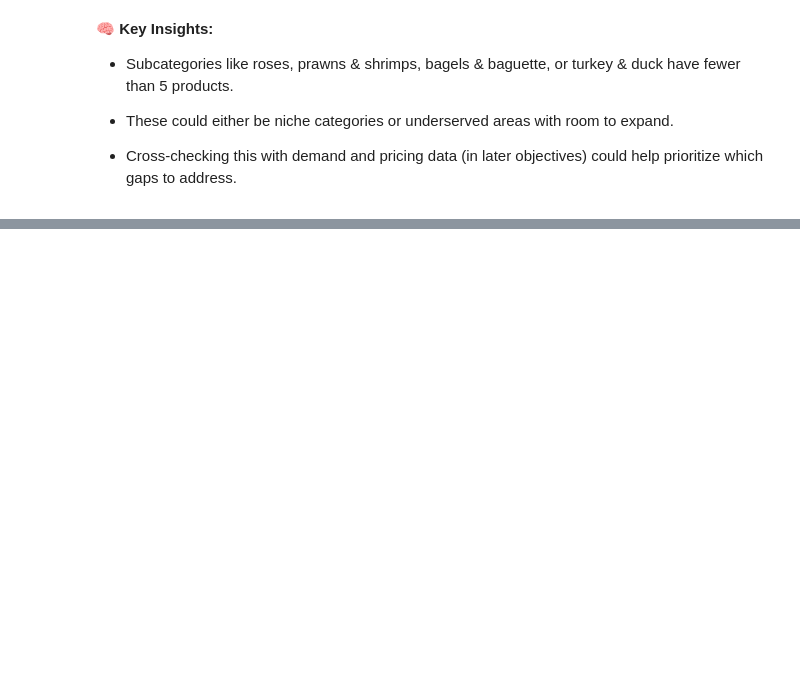
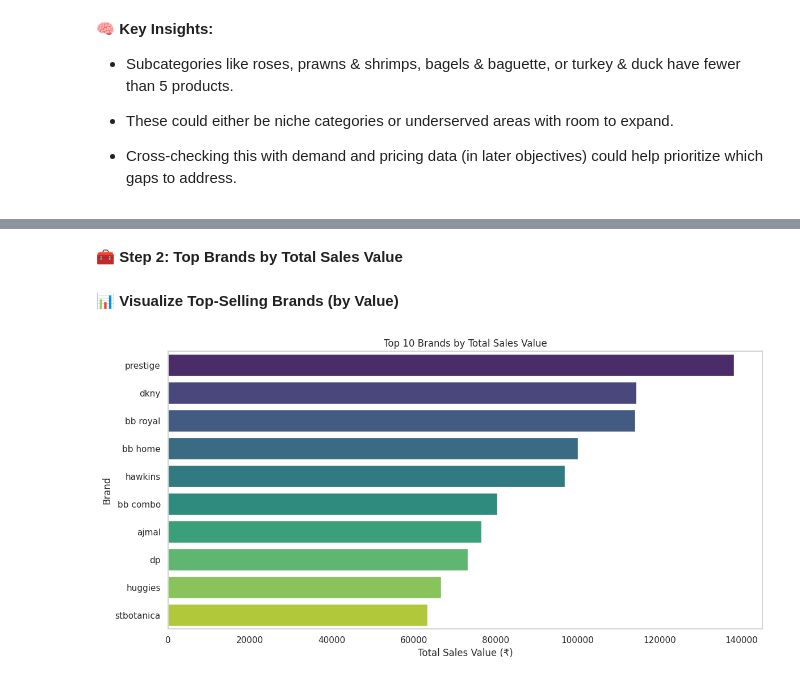
Before and after one commit to Rudrajit12/BigBasket-Product-Assortment-Optimization, a Jupyter notebook: BigBasket_Product_Assortment_Analysis.ipynb, the cells around one changed output, grey strips where cells are left out. Cells and saved outputs as stored; diff of their text form; code cells hidden in the pictures; blank space fills up the shorter version.

```diff
--- a/BigBasket_Product_Assortment_Analysis.ipynb
+++ b/BigBasket_Product_Assortment_Analysis.ipynb
@@ -1817,0 +1946,13 @@ plt.show()
+# %%
+# Calculate average rating per subcategory
+subcategory_avg = bb_df.groupby('sub_category')['rating'].mean().reset_index()
+subcategory_avg.columns = ['sub_category', 'subcat_avg_rating']
+
+# Merge with main dataset
+bb_df = bb_df.merge(subcategory_avg, on='sub_category', how='left')
+
+# Calculate rating gap
+bb_df['rating_gap'] = bb_df['rating'] - bb_df['subcat_avg_rating']
+
+# Identify products significantly below their subcategory’s average
+underperforming_relative = bb_df[bb_df['rating_gap'] < -0.5]
@@ -1817,0 +2090,31 @@ plt.show()
+# %%
+# Group by brand and calculate total sales value and volume
+brand_sales = bb_df.groupby('brand').agg({
+    'sale_price': ['sum', 'mean', 'count']
+}).reset_index()
+
+# Rename columns
+brand_sales.columns = ['brand', 'total_sales_value', 'avg_sale_price', 'product_count']
+# %% [markdown]
+**🧰 Step 2: Top Brands by Total Sales Value**
+# %%
+# Top 10 brands by total sales value
+top_selling_brands_value = brand_sales.sort_values(by='total_sales_value', ascending=False).head(10)
+# %% [markdown]
+**📊 Visualize Top-Selling Brands (by Value)**
+# %%
+plt.figure(figsize=(12, 6))
+sns.barplot(
+    data=top_selling_brands_value,
+    x='total_sales_value',
+    y='brand',
+    palette='viridis'
+)
+plt.title("Top 10 Brands by Total Sales Value")
+plt.xlabel("Total Sales Value (₹)")
+plt.ylabel("Brand")
+plt.grid(axis='x')
+plt.tight_layout()
+plt.show()
+# %% [output]
+[figure, added]
```
Also changed, not shown: parts of 29 cells of this notebook.
